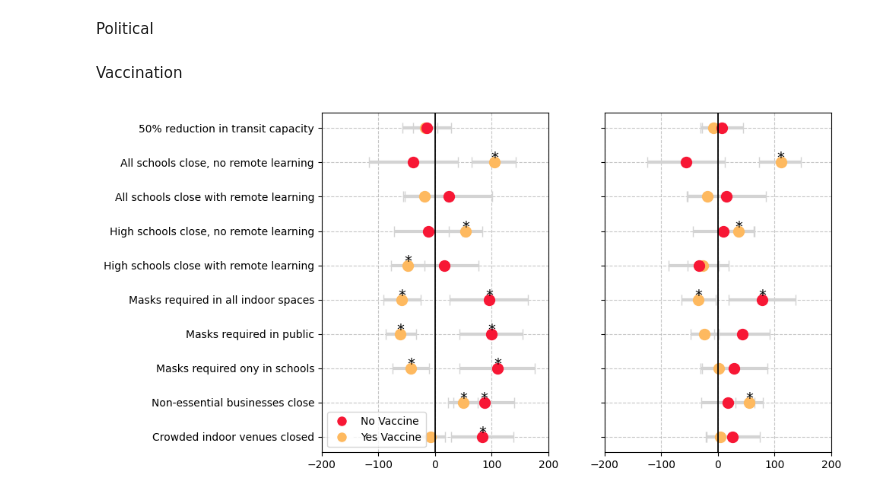
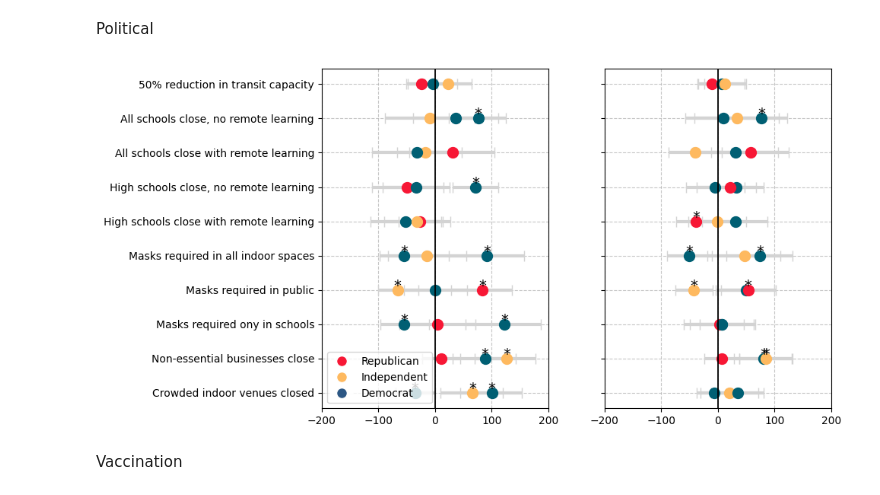
Before and after one commit to yaesoubilab/dces_for_npis, a Jupyter notebook: graphs_for_Reza.ipynb, the cells around one changed output. Drawn from its saved outputs; the diff is of its cells as text; code cells hidden in the pictures.

Commit message:
other removed from political figure

```diff
--- a/graphs_for_Reza.ipynb
+++ b/graphs_for_Reza.ipynb
@@ -807,11 +807,12 @@ fig, ax = plt.subplots(1, 2, figsize=FIG_SIZE)
 
 x_wtp_political = []
 for i in range(10):
-    x_wtp_political.extend([i] * 4)
-reorder_indices_political_wtp = [index for index in reorder_indices_political if not (index.startswith("Healthcare_restrictions") or index.startswith("Number_of_infections"))]
+    x_wtp_political.extend([i] * 3)
 
-remove_indices_no_vaccine = [index for index in results_political_no_vaccine.index if index.startswith("Healthcare_restrictions") or index.startswith("Number_of_infections")]
-remove_indices_vaccine = [index for index in results_political_vaccine.index if index.startswith("Healthcare_restrictions") or index.startswith("Number_of_infections")]
+reorder_indices_political_wtp = [index for index in reorder_indices_political if not (index.startswith("Healthcare_restrictions") or index.startswith("Number_of_infections") or index.endswith('Other'))]
+
+remove_indices_no_vaccine = [index for index in results_political_no_vaccine.index if index.startswith("Healthcare_restrictions") or index.startswith("Number_of_infections") or index.endswith('Other')]
+remove_indices_vaccine = [index for index in results_political_vaccine.index if index.startswith("Healthcare_restrictions") or index.startswith("Number_of_infections") or index.endswith('Other')]
 
 results_political_no_vaccine.drop(index=remove_indices_no_vaccine, inplace=True)
 results_political_vaccine.drop(index=remove_indices_vaccine, inplace=True)
@@ -837,7 +838,7 @@ p_values_vaccine = p_values_vaccine[reorder_indices_political_wtp]  # Reorder p-
 colors_coef_political = [
     '#F71735' if '_Republican' in idx else
     '#FEB95F' if '_Independent' in idx else
-    '#00A676' if '_Other' in idx else
+    # '#00A676' if '_Other' in idx else
     '#005f73' if '_Democrat' in idx else  # Default color if none of the conditions match
     '#005f73'  # Default color
     for idx in reorder_indices_political
@@ -846,7 +847,7 @@ colors_coef_political = [
 legend_elements_political = [
     Line2D([0], [0], marker='o', color='w', label='Republican', markerfacecolor='#F71735', markersize=10),
     Line2D([0], [0], marker='o', color='w', label='Independent', markerfacecolor='#FEB95F', markersize=10),
-    Line2D([0], [0], marker='o', color='w', label='Other', markerfacecolor='#00A676', markersize=10),
+    # Line2D([0], [0], marker='o', color='w', label='Other', markerfacecolor='#00A676', markersize=10),
     Line2D([0], [0], marker='o', color='w', label='Democrat', markerfacecolor='#2C5784', markersize=10)
 ]
 
@@ -860,33 +861,35 @@ for i, p in enumerate(p_values_no_vaccine):
     if p < 0.05:
         ax[0].text(wtp_no_vaccine[i] + 0.001, x_wtp_political[i], '*', color='black', fontsize=14, ha='center')
 
 ax[0].set_ylabel('', fontsize=14)
 ax[0].set_yticks(np.arange(len(x_lab_single_plots)))
 ax[0].set_yticklabels(x_lab_single_plots, rotation=0, ha='right', fontsize=10)
 ax[0].grid(True, linestyle='--', alpha=0.7)
 ax[0].set_xlim(WTP_X_RANGE)
 ax[0].axvline(x=0, color='black', linestyle='-', linewidth=1.3)
 
 # Add political condition legend
 ax[0].legend(handles=legend_elements_political, loc='best')
 
 # Plot the filtered WTP and their confidence intervals on the second axis
 ax[1].errorbar(wtp_vaccine, x_wtp_political, xerr=[results_political_vaccine_filtered['WTP_mean'] - results_political_vaccine_filtered['WTP_CI_lower'], results_political_vaccine_filtered['WTP_CI_upper'] - results_political_vaccine_filtered['WTP_mean']], fmt='none', color='black', ecolor='lightgray', elinewidth=3, capsize=5)
 for i in range(len(wtp_vaccine)):
     ax[1].plot(wtp_vaccine[i], x_wtp_political[i], 'o', color=colors_coef_political[i], markersize=10)
 for i, p in enumerate(p_values_vaccine):
     if p < 0.05:
         ax[1].text(wtp_vaccine[i] + 0.001, x_wtp_political[i], '*', color='black', fontsize=14, ha='center')
 
 ax[1].set_ylabel('', fontsize=14)
 ax[1].set_yticks(np.arange(len(x_lab_single_plots)))
 ax[1].set_yticklabels("", rotation=0, ha='right', fontsize=10)
 ax[1].grid(True, linestyle='--', alpha=0.7)
 ax[1].axvline(x=0, color='black', linestyle='-', linewidth=1.3)
 ax[1].set_xlim(WTP_X_RANGE)
 
 plt.tight_layout(w_pad=3.0)
 plt.savefig('WTP_politics_both.png')
+# %% [output]
+[figure, added]
 # %% [markdown]
 Vaccination
 # %%
@@ -970,5 +973,3 @@ ax[1].set_xlim(WTP_X_RANGE)
 
 plt.tight_layout(w_pad=3.0)
 plt.savefig('WTP_vaccination_both.png')
-# %% [output]
-[figure, removed]
```
Also changed, not shown: 1 other file.
